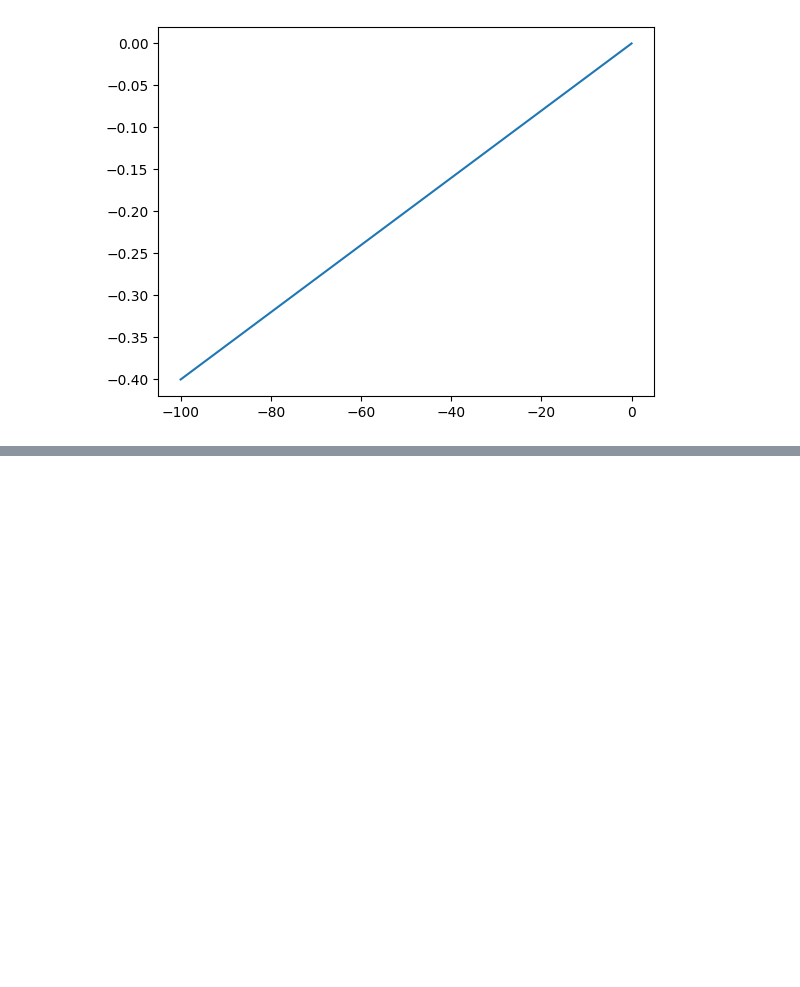
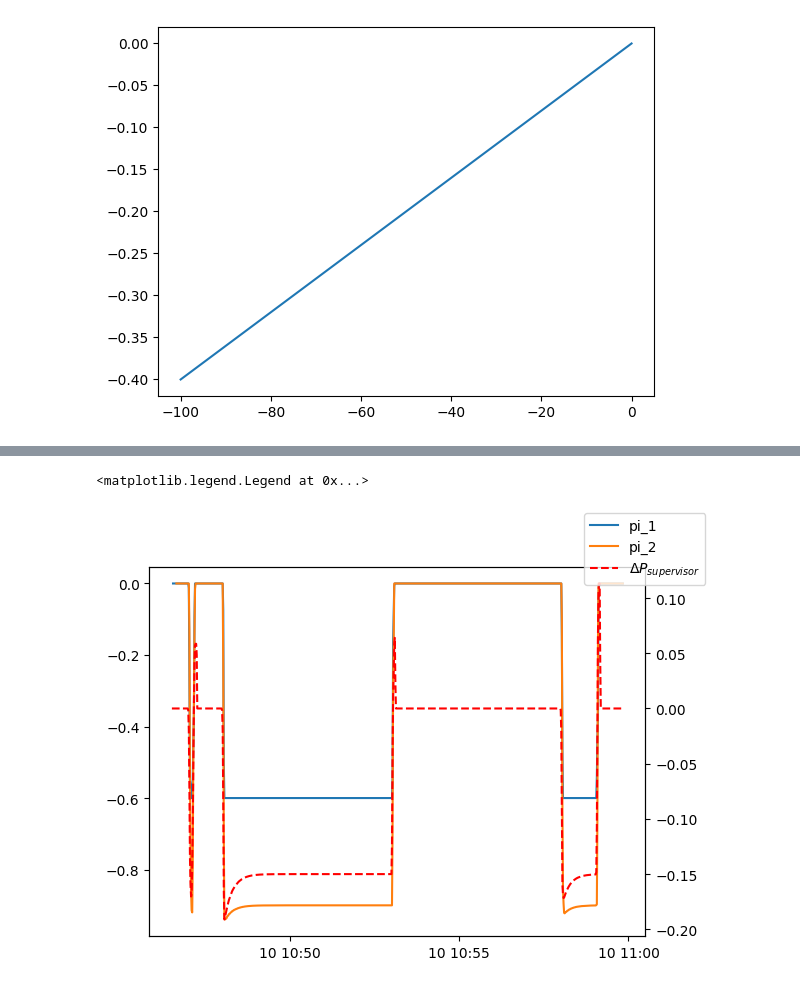
Before and after one commit to MortenHay/Bachelor, a Jupyter notebook: miscplotting.ipynb, the cells around one changed output, grey strips where cells are left out. Drawn from its saved outputs; the diff is of its cells as text; code cells hidden in the pictures; blank space fills up the shorter version.

```diff
--- a/miscplotting.ipynb
+++ b/miscplotting.ipynb
@@ -84,0 +92,12 @@ fig.legend()
+# %%
+idxs = [c.split('@')[0] == 'delta P' for c in df_resampled.columns]
+#df_resampled.iloc[0:800,idxs].plot()
+fig, ax1 = plt.subplots()
+for c in df_resampled.iloc[:,idxs]:
+    ax1.plot(df_resampled.index[0:800],df_resampled[c].iloc[0:800],label = str(c).split('@')[1])
+ax2 = ax1.twinx()
+ax2.plot(df_resampled.index[0:800],df_resampled['delta P supervisor@supervisor'][0:800],linestyle = '--',color='red',label = r'$\Delta P_{supervisor}$')
+fig.legend()
+# %% [output]
+<matplotlib.legend.Legend at 0x...>
+[figure, added]
```
Also changed, not shown: parts of 5 cells of this notebook, 4 other files.
